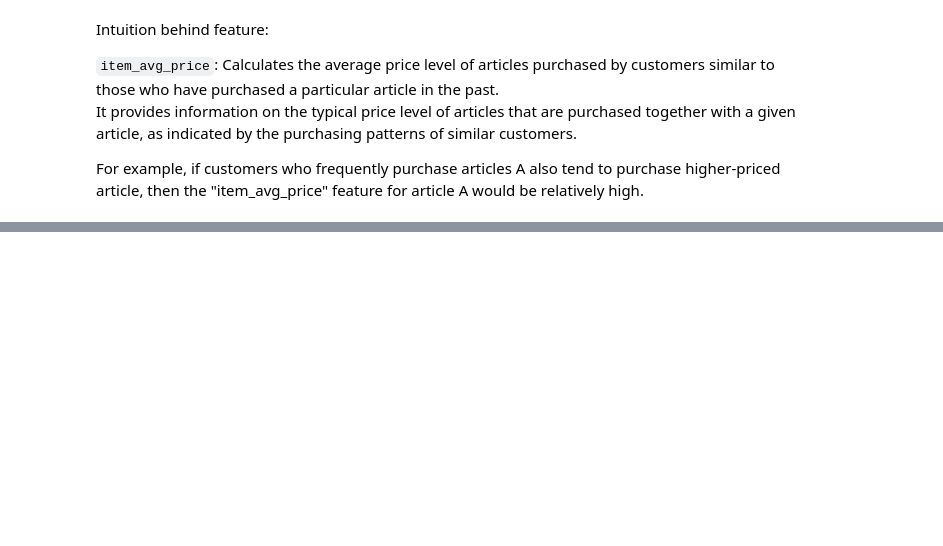
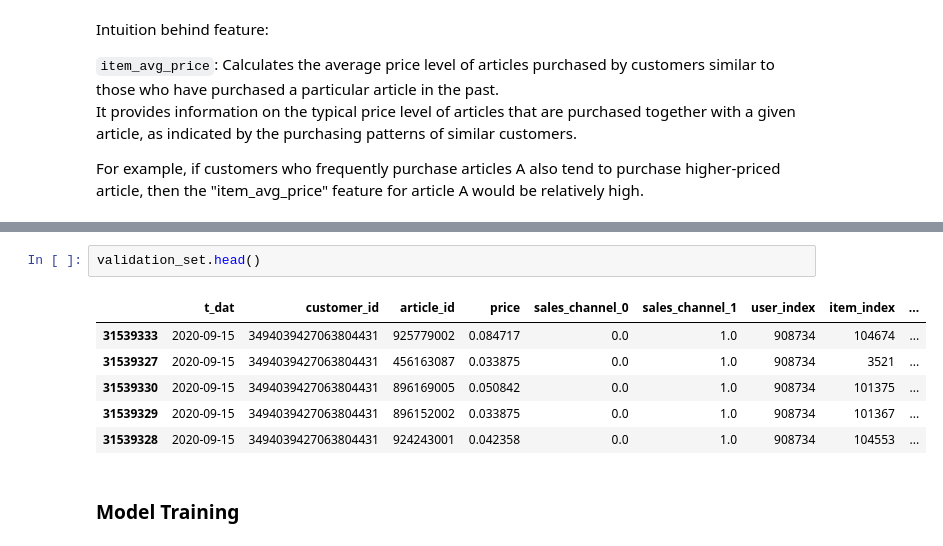
Before and after one commit to Afats/HnM-recco, a Jupyter notebook: hnm-notebook.ipynb, the cells around one changed output, grey strips where cells are left out. Cells and saved outputs as stored; diff of their text form; blank space fills up the shorter version.

```diff
--- a/hnm-notebook.ipynb
+++ b/hnm-notebook.ipynb
@@ -871,0 +855,11 @@ model = lgb.train(params, train_data, num_boost_round=100)
+# %%
+validation_set.head()
+# %% [output]
+|  | t_dat | customer_id | article_id | price | sales_channel_0 | sales_channel_1 | user_index | item_index | ... |
+| 31539333 | 2020-09-15 | 3494039427063804431 | 925779002 | 0.084717 | 0.0 | 1.0 | 908734 | 104674 | ... |
+| 31539327 | 2020-09-15 | 3494039427063804431 | 456163087 | 0.033875 | 0.0 | 1.0 | 908734 | 3521 | ... |
+| 31539330 | 2020-09-15 | 3494039427063804431 | 896169005 | 0.050842 | 0.0 | 1.0 | 908734 | 101375 | ... |
+| 31539329 | 2020-09-15 | 3494039427063804431 | 896152002 | 0.033875 | 0.0 | 1.0 | 908734 | 101367 | ... |
+| 31539328 | 2020-09-15 | 3494039427063804431 | 924243001 | 0.042358 | 0.0 | 1.0 | 908734 | 104553 | ... |
+# %% [markdown]
+### Model Training
```
Also changed, not shown: parts of 10 cells of this notebook.
